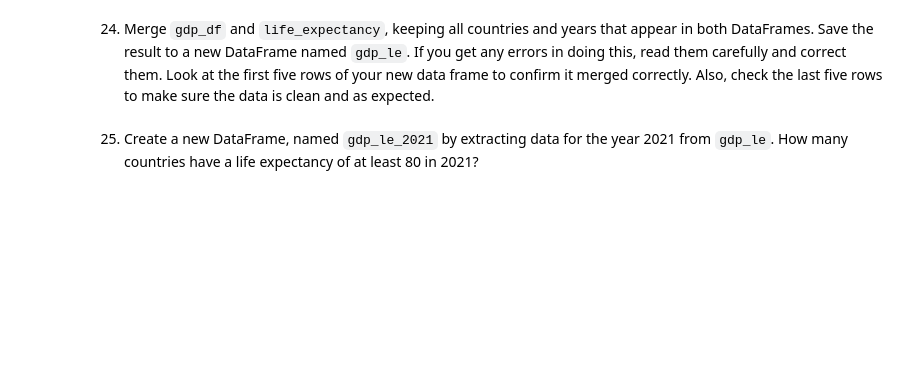
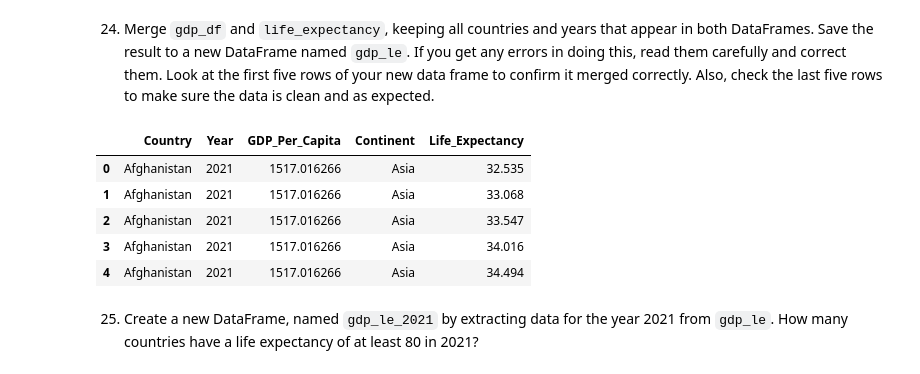
Before and after one commit to nss-data-science-cohort-8/un-exploration-vickitaylor, a Jupyter notebook: notebooks/un_data_exploration.ipynb, the cells around one changed output. Cells and saved outputs as stored; diff of their text form; code cells hidden in the pictures; blank space fills up the shorter version.

```diff
--- a/notebooks/un_data_exploration.ipynb
+++ b/notebooks/un_data_exploration.ipynb
@@ -667,4 +678,20 @@ pd.melt(life_expectancy, id_vars = ['Country Name'], var_name = 'Year', value_na
 # %% [markdown]
 24. Merge `gdp_df` and `life_expectancy`, keeping all countries and years that appear in both DataFrames. Save the result to a new DataFrame named `gdp_le`. If you get any errors in doing this, read them carefully and correct them. Look at the first five rows of your new data frame to confirm it merged correctly. Also, check the last five rows to make sure the data is clean and as expected.
+# %%
+gdp_le = pd.merge(
+    left = gdp_df,
+    right = life_expectancy[['Country Name', 'Life_Expectancy']].rename(columns =  {'Country Name': 'Country'}),
+    left_on = 'Country',
+    right_on = 'Country',
+    how = 'inner')
+# %%
+gdp_le.head()
+# %% [output]
+|  | Country | Year | GDP_Per_Capita | Continent | Life_Expectancy |
+| 0 | Afghanistan | 2021 | 1517.016266 | Asia | 32.535 |
+| 1 | Afghanistan | 2021 | 1517.016266 | Asia | 33.068 |
+| 2 | Afghanistan | 2021 | 1517.016266 | Asia | 33.547 |
+| 3 | Afghanistan | 2021 | 1517.016266 | Asia | 34.016 |
+| 4 | Afghanistan | 2021 | 1517.016266 | Asia | 34.494 |
 # %% [markdown]
 25. Create a new DataFrame, named `gdp_le_2021` by extracting data for the year 2021 from `gdp_le`. How many countries have a life expectancy of at least 80 in 2021?
```
Also changed, not shown: parts of 6 cells of this notebook.
